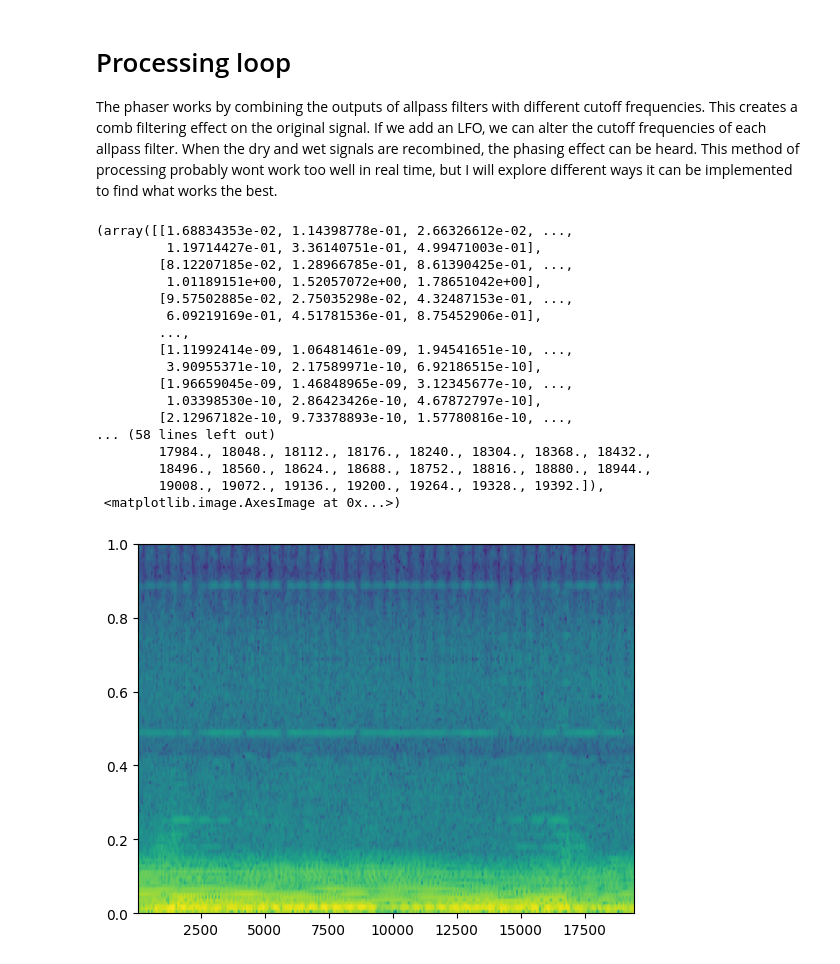
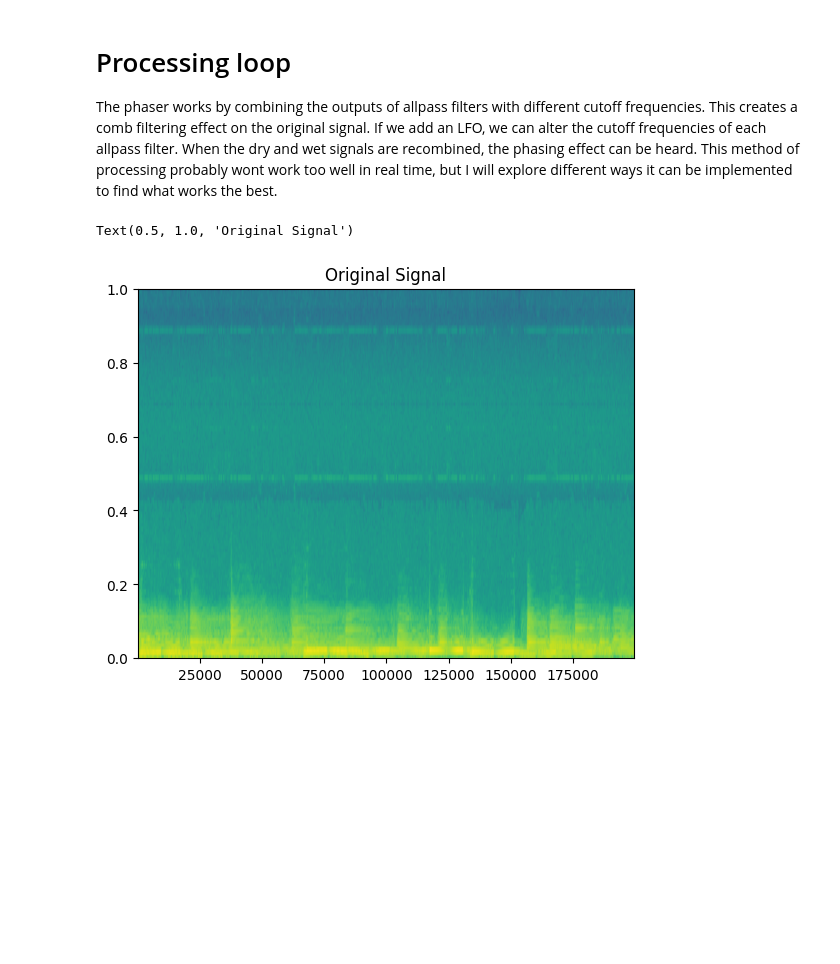
Before and after one commit to kevbrnen/Music-Technology-Final-Project, a Jupyter notebook: Prototyping/Phaser/Phaser.ipynb, the cells around one changed output. Cells and saved outputs as stored; diff of their text form; code cells hidden in the pictures; blank space fills up the shorter version.

```diff
--- a/Prototyping/Phaser/Phaser.ipynb
+++ b/Prototyping/Phaser/Phaser.ipynb
@@ -151,24 +153,9 @@ phaser_out = np.column_stack((output[:,0] + data[:,0], output[:,1] + data[:,1]))
 # %%
 sd.play(phaser_out, fs)
 # %%
-plt.specgram(data[1000:40000, 1])
+plt.specgram(data[1000:400000, 1])
+plt.title("Original Signal")
 # %% [output]
-(array([[1.68834353e-02, 1.14398778e-01, 2.66326612e-02, ...,
-         1.19714427e-01, 3.36140751e-01, 4.99471003e-01],
-        [8.12207185e-02, 1.28966785e-01, 8.61390425e-01, ...,
-         1.01189151e+00, 1.52057072e+00, 1.78651042e+00],
-        [9.57502885e-02, 2.75035298e-02, 4.32487153e-01, ...,
-         6.09219169e-01, 4.51781536e-01, 8.75452906e-01],
-        ...,
-        [1.11992414e-09, 1.06481461e-09, 1.94541651e-10, ...,
-         3.90955371e-10, 2.17589971e-10, 6.92186515e-10],
-        [1.96659045e-09, 1.46848965e-09, 3.12345677e-10, ...,
-         1.03398530e-10, 2.86423426e-10, 4.67872797e-10],
-        [2.12967182e-10, 9.73378893e-10, 1.57780816e-10, ...,
-... (58 lines left out)
-        17984., 18048., 18112., 18176., 18240., 18304., 18368., 18432.,
-        18496., 18560., 18624., 18688., 18752., 18816., 18880., 18944.,
-        19008., 19072., 19136., 19200., 19264., 19328., 19392.]),
- <matplotlib.image.AxesImage at 0x...>)
+Text(0.5, 1.0, 'Original Signal')
-[figure, old version]
+[figure, new version]
 # %%
```
Also changed, not shown: parts of 2 cells of this notebook, 21 other files.
